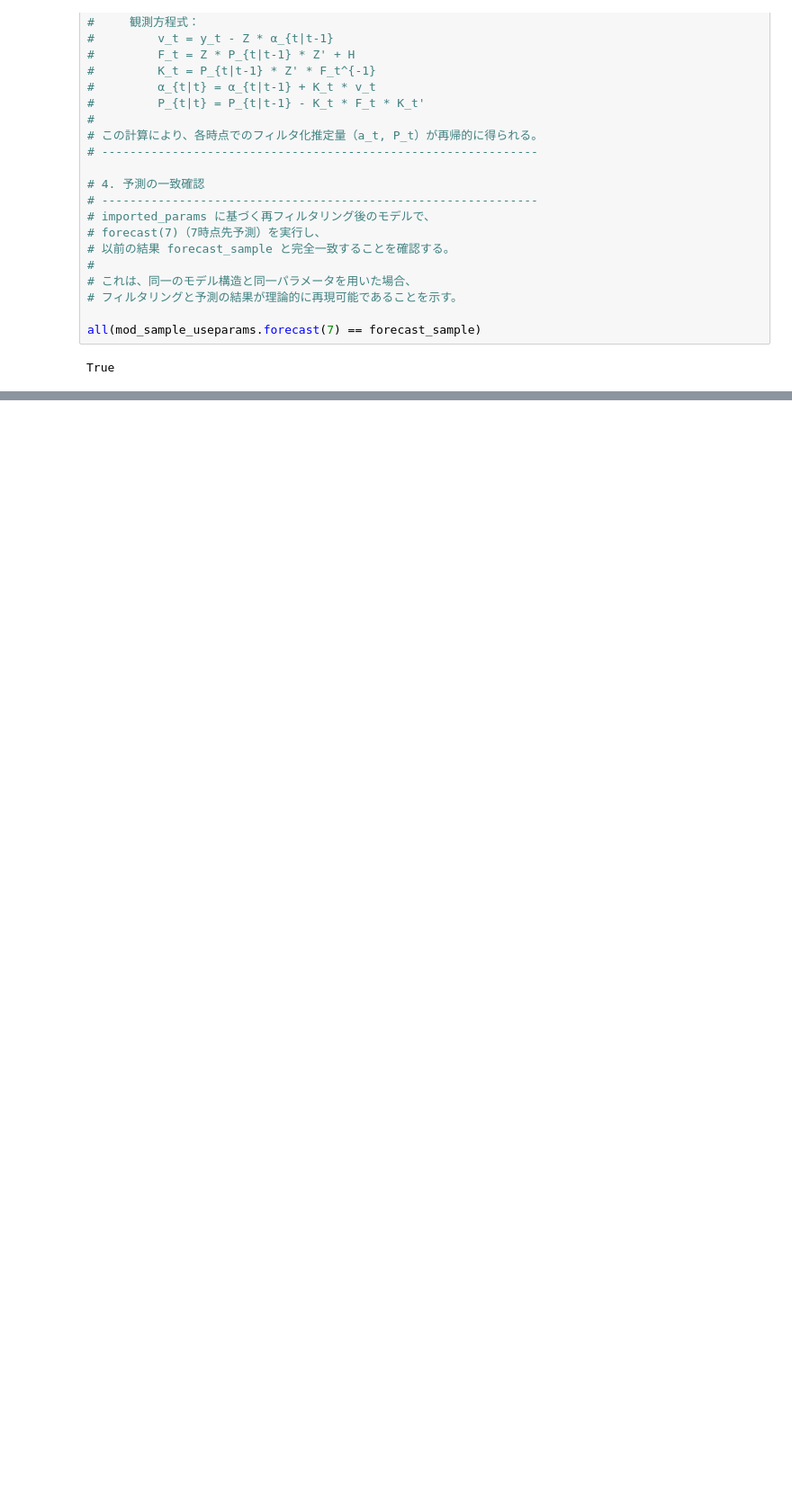
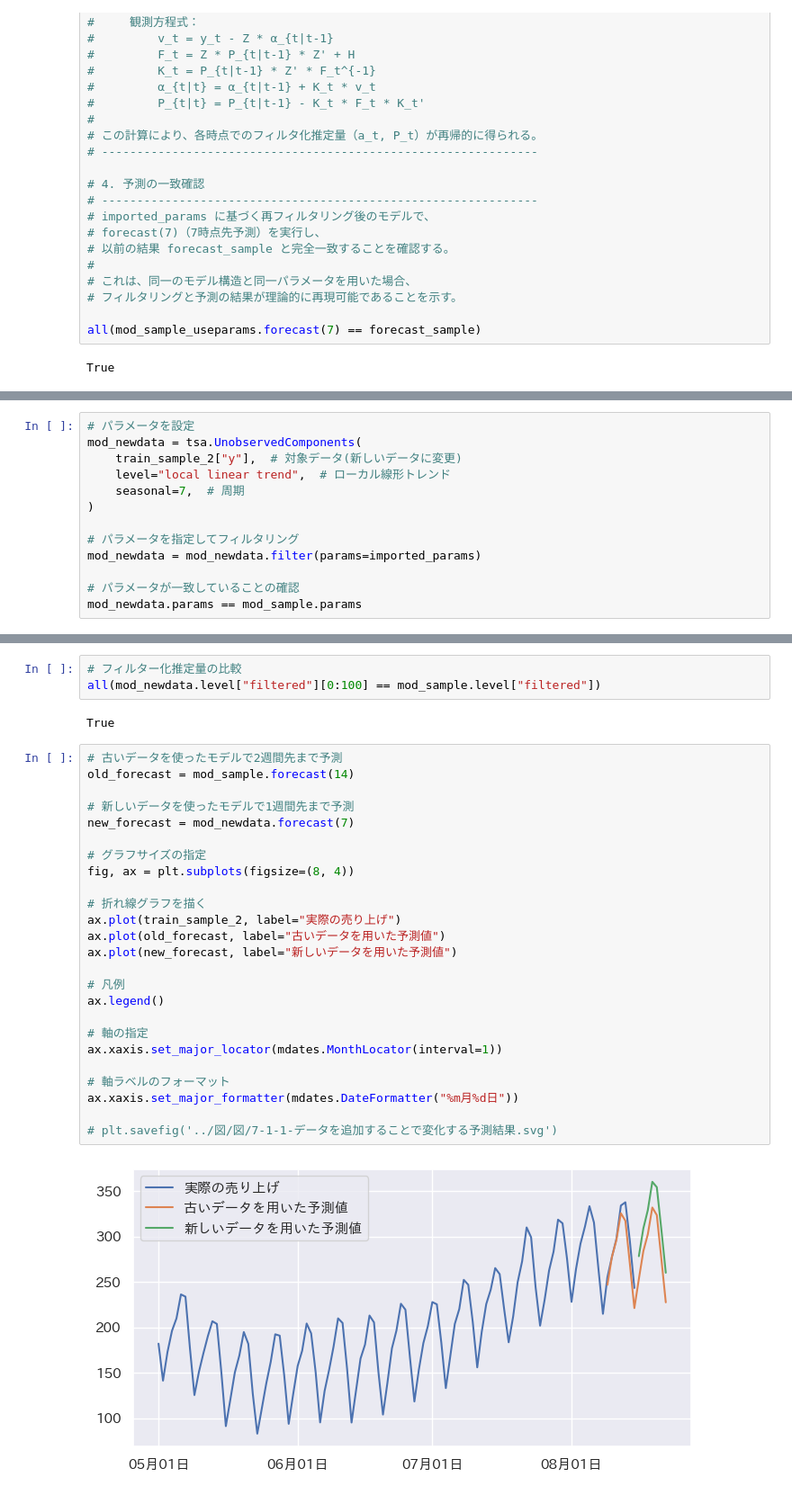
Before and after one commit to maton369/Python_Time_Series_Intro, a Jupyter notebook: 7-1-モデルの保存と読み込み.ipynb, the cells around one changed output, grey strips where cells are left out. Shown at 90% size. Cells and saved outputs as stored; diff of their text form; blank space fills up the shorter version.

```diff
--- a/7-1-モデルの保存と読み込み.ipynb
+++ b/7-1-モデルの保存と読み込み.ipynb
@@ -237,0 +259,13 @@ True
+# %%
+# パラメータを設定
+mod_newdata = tsa.UnobservedComponents(
+    train_sample_2["y"],  # 対象データ(新しいデータに変更)
+    level="local linear trend",  # ローカル線形トレンド
+    seasonal=7,  # 周期
+)
+
+# パラメータを指定してフィルタリング
+mod_newdata = mod_newdata.filter(params=imported_params)
+
+# パラメータが一致していることの確認
+mod_newdata.params == mod_sample.params
@@ -237,0 +278,32 @@ True
+# %%
+# フィルター化推定量の比較
+all(mod_newdata.level["filtered"][0:100] == mod_sample.level["filtered"])
+# %% [output]
+True
+# %%
+# 古いデータを使ったモデルで2週間先まで予測
+old_forecast = mod_sample.forecast(14)
+
+# 新しいデータを使ったモデルで1週間先まで予測
+new_forecast = mod_newdata.forecast(7)
+
+# グラフサイズの指定
+fig, ax = plt.subplots(figsize=(8, 4))
+
+# 折れ線グラフを描く
+ax.plot(train_sample_2, label="実際の売り上げ")
+ax.plot(old_forecast, label="古いデータを用いた予測値")
+ax.plot(new_forecast, label="新しいデータを用いた予測値")
+
+# 凡例
+ax.legend()
+
+# 軸の指定
+ax.xaxis.set_major_locator(mdates.MonthLocator(interval=1))
+
+# 軸ラベルのフォーマット
+ax.xaxis.set_major_formatter(mdates.DateFormatter("%m月%d日"))
+
+# plt.savefig('../図/図/7-1-1-データを追加することで変化する予測結果.svg')
+# %% [output]
+[figure, added]
```
Also changed, not shown: parts of 2 cells of this notebook.
